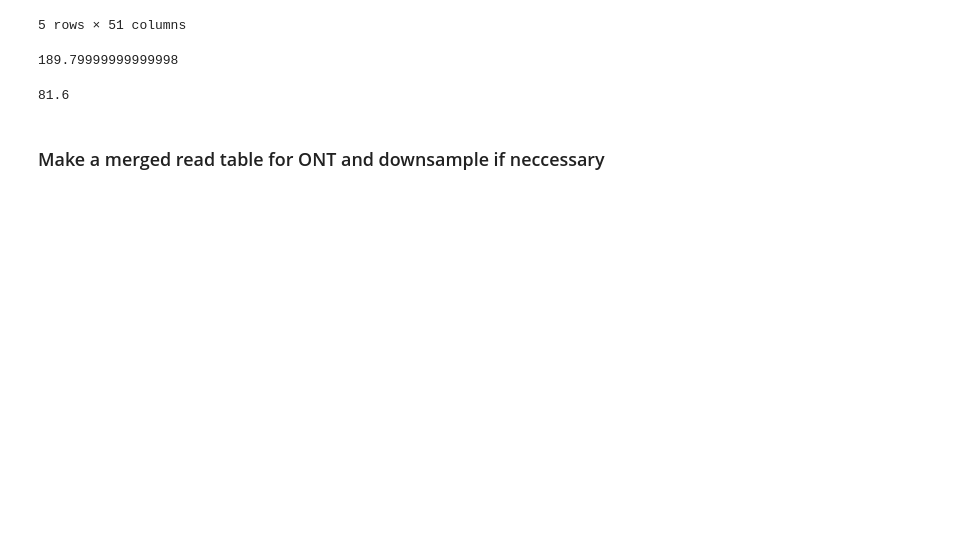
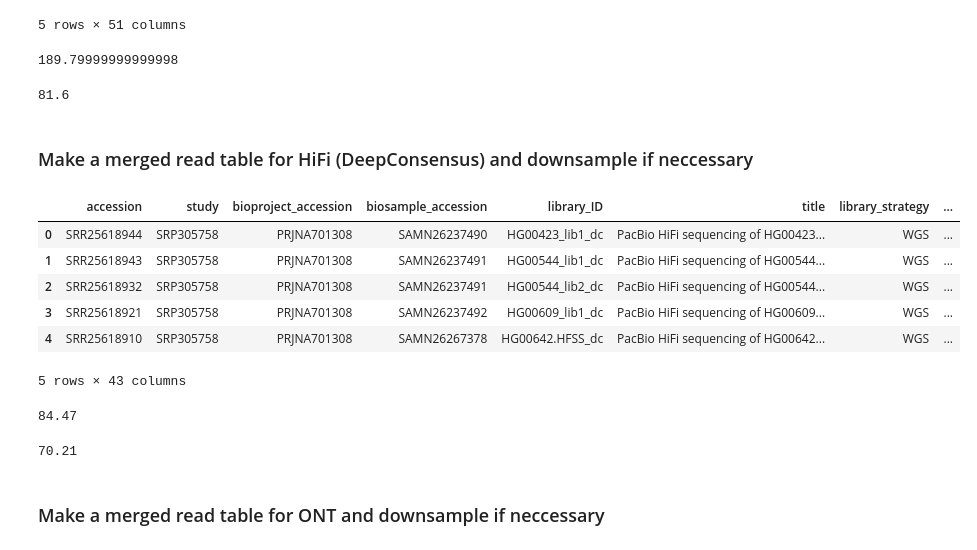
Before and after one commit to human-pangenomics/hprc_intermediate_assembly, a Jupyter notebook: assembly_qc/batch3/hmm_flagger/make_hmm_flagger_data_tables_batch3.ipynb, the cells around one changed output. Drawn from its saved outputs; the diff is of its cells as text; code cells hidden in the pictures; blank space fills up the shorter version.

```diff
--- a/assembly_qc/batch3/hmm_flagger/make_hmm_flagger_data_tables_batch3.ipynb
+++ b/assembly_qc/batch3/hmm_flagger/make_hmm_flagger_data_tables_batch3.ipynb
@@ -48,6 +54,7 @@ assembly_pre_release = pd.read_csv("assemblies_pre_release_v0.6.1.index.csv")
 censat_pre_release = pd.read_csv("censat_pre_release_v0.3.index.csv")
 data_ont_pre_release = pd.read_csv("data_ont_pre_release.index.csv")
 data_hifi_pre_release = pd.read_csv("data_hifi_pre_release.index.csv")
+data_hifi_dc_pre_release = pd.read_csv("data_deepconsensus_pre_release.index.csv")
 # %%
 rerun_hifi_table_march_01 = pd.read_csv(f"{BASE_DIR}/rerun_march_01_2025/hmm_flagger/hifi/hmm_flagger_hifi_data_table.csv")
 rerun_ont_table_march_01 = pd.read_csv(f"{BASE_DIR}/rerun_march_01_2025/hmm_flagger/ont/hmm_flagger_ont_data_table.csv")
@@ -170,3 +177,15 @@ addDownsampledColumn(merged_hifi_full_table, 60)
 max(merged_hifi_full_table['total_coverage_downsampled'])
 # %% [output]
 81.6
+# %% [markdown]
+### Make a merged read table for HiFi (DeepConsensus) and downsample if neccessary
+# %%
+data_hifi_dc_pre_release.head()
+# %% [output]
+|  | accession | study | bioproject_accession | biosample_accession | library_ID | title | library_strategy | ... |
+| 0 | SRR25618944 | SRP305758 | PRJNA701308 | SAMN26237490 | HG00423_lib1_dc | PacBio HiFi sequencing of HG00423... | WGS | ... |
+| 1 | SRR25618943 | SRP305758 | PRJNA701308 | SAMN26237491 | HG00544_lib1_dc | PacBio HiFi sequencing of HG00544... | WGS | ... |
+| 2 | SRR25618932 | SRP305758 | PRJNA701308 | SAMN26237491 | HG00544_lib2_dc | PacBio HiFi sequencing of HG00544... | WGS | ... |
+| 3 | SRR25618921 | SRP305758 | PRJNA701308 | SAMN26237492 | HG00609_lib1_dc | PacBio HiFi sequencing of HG00609... | WGS | ... |
+| 4 | SRR25618910 | SRP305758 | PRJNA701308 | SAMN26267378 | HG00642.HFSS_dc | PacBio HiFi sequencing of HG00642... | WGS | ... |
+5 rows × 43 columns
@@ -173,3 +206,15 @@ max(merged_hifi_full_table['total_coverage_downsampled'])
+# %%
+# max coverage is so high
+max(merged_hifi_dc_full_table['total_coverage'])
+# %% [output]
+84.47
+# %%
+# Read files will be sorted by coverage and selected from the file with highest coverage.
+# We don't include more read files once the cumulative sum of coverage is greater than 60x
+addDownsampledColumn(merged_hifi_dc_full_table, 60)
+max(merged_hifi_dc_full_table['total_coverage_downsampled'])
+# %% [output]
+70.21
 # %% [markdown]
 ### Make a merged read table for ONT and downsample if neccessary
 # %%
```
Also changed, not shown: parts of 20 cells of this notebook, 1 other file.
